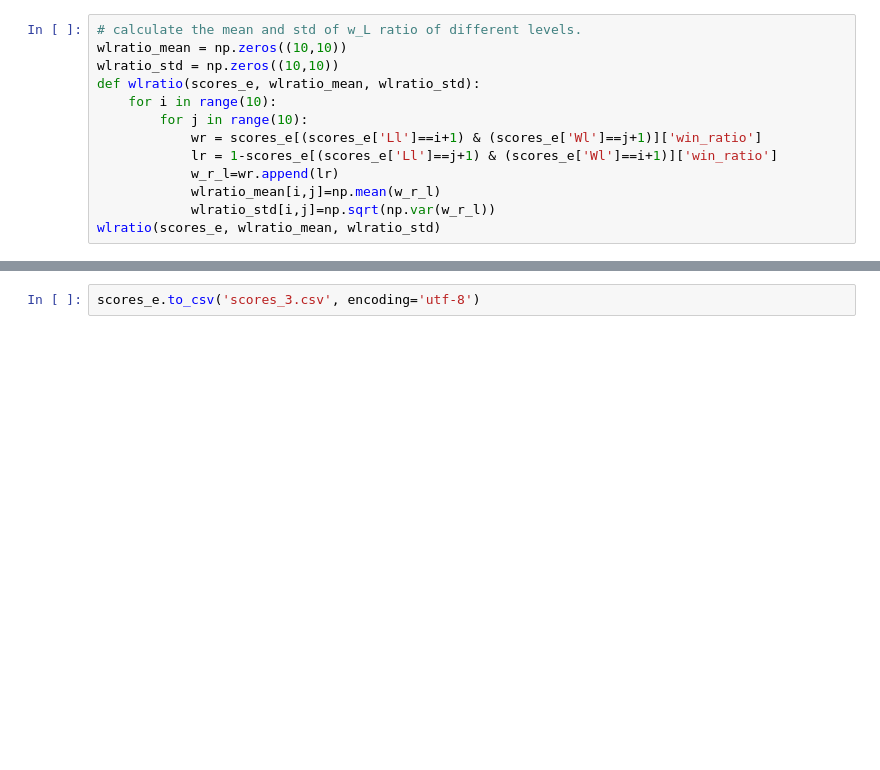
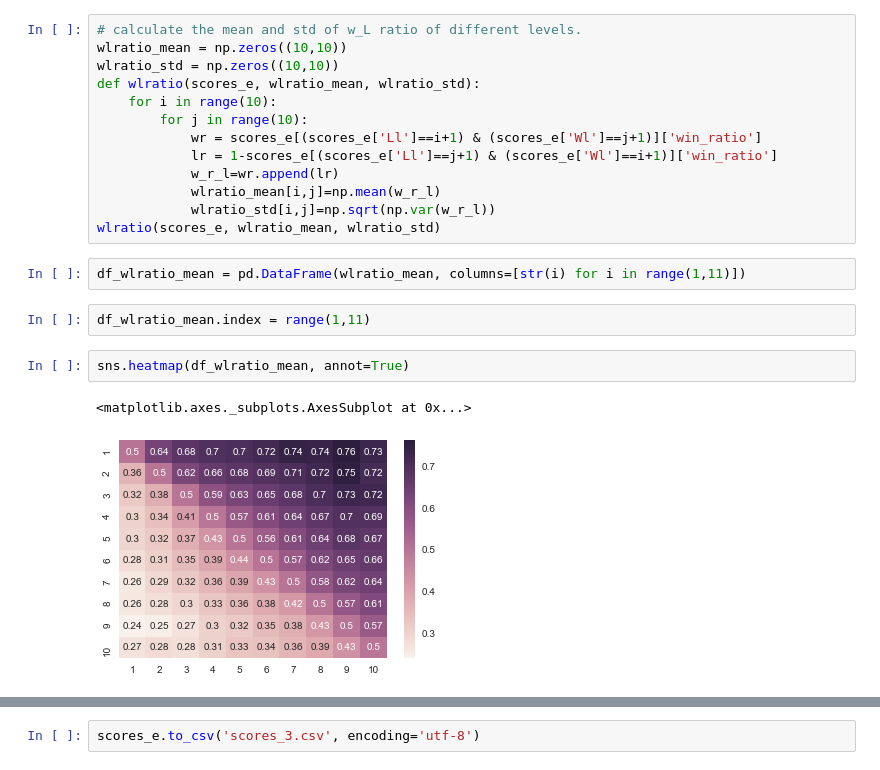
Before and after one commit to LiamLi1/nctta_rating, a Jupyter notebook: data_crawler/data_clean.ipynb, the cells around one changed output, grey strips where cells are left out. Saved outputs shown, nothing was run; the diff lists cells and outputs as text; blank space fills up the shorter version.

```diff
--- a/data_crawler/data_clean.ipynb
+++ b/data_crawler/data_clean.ipynb
@@ -181,5 +176,14 @@ def wlratio(scores_e, wlratio_mean, wlratio_std):
             wlratio_mean[i,j]=np.mean(w_r_l)
             wlratio_std[i,j]=np.sqrt(np.var(w_r_l))
 wlratio(scores_e, wlratio_mean, wlratio_std)
+# %%
+df_wlratio_mean = pd.DataFrame(wlratio_mean, columns=[str(i) for i in range(1,11)])
+# %%
+df_wlratio_mean.index = range(1,11)
+# %%
+sns.heatmap(df_wlratio_mean, annot=True)
+# %% [output]
+<matplotlib.axes._subplots.AxesSubplot at 0x...>
+[figure, added]
 # %%
 sns.heatmap(wlratio_mean, annot=True)
```
Also changed, not shown: parts of 16 cells of this notebook, 3 other files.
